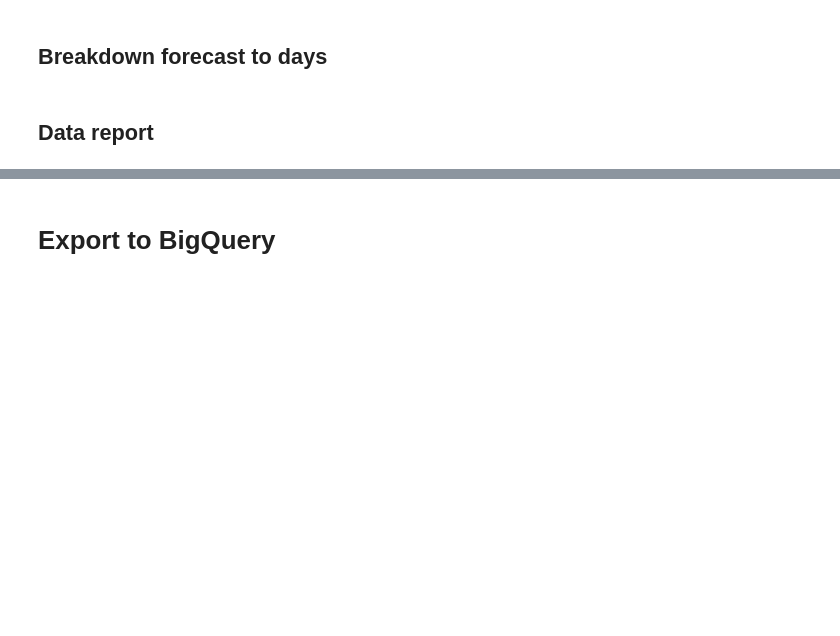
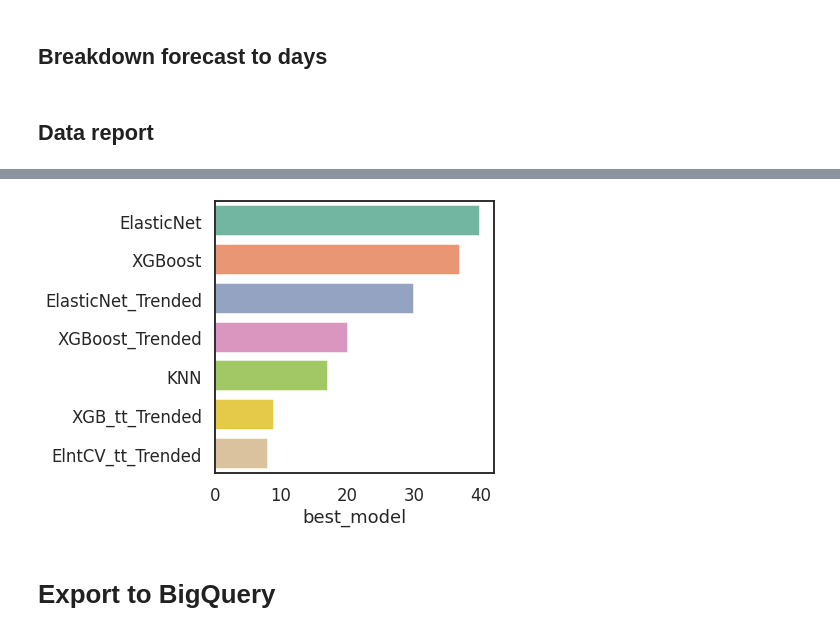
Before and after one commit to vjacobsen/Liquor-Sales-Inventory-Forecast, a Jupyter notebook: Liquor_Sales_Forecast.ipynb, the cells around one changed output, grey strips where cells are left out. Saved outputs shown, nothing was run; the diff lists cells and outputs as text; code cells hidden in the pictures; blank space fills up the shorter version.

```diff
--- a/Liquor_Sales_Forecast.ipynb
+++ b/Liquor_Sales_Forecast.ipynb
@@ -229,0 +273,5 @@ sales_data = pd.concat([sales_data.select_dtypes(exclude=['int']),
+# %%
+from datetime import timedelta
+
+sales_data['week_end_date'] = [(x + timedelta(6-x.weekday())).date() for x in sales_data['date']]
+sales_data.head()
@@ -230,5 +285,5 @@ sales_data = pd.concat([sales_data.select_dtypes(exclude=['int']),
 # %%
 # Group by week
-target_field_sum = sales_data.groupby(['forecast_key','year','week'])[target_value].sum()
-features_max = sales_data.groupby(['forecast_key','year','week']).max().drop(columns=[target_value])
+target_field_sum = sales_data.groupby(['forecast_key','week_end_date'])[target_value].sum()
+features_max = sales_data.groupby(['forecast_key','week_end_date']).max().drop(columns=[target_value])
 processed_dataset = features_max.join(target_field_sum).reset_index()
@@ -732,16 +796,16 @@ indv_forecast['type'] = indv_forecast.apply(train_test_mapper,axis=1)
 # %% [markdown]
 ## Breakdown forecast to days
 # %%
-# Need to first map out the week ID to each date_week on forecasts
-year_week_map = sales_data[['forecast_key','date','year','week']]
+# Map week number to each date_week on forecasts
+year_week_map = sales_data[['forecast_key','date','week_end_date']]
 indv_forecast = indv_forecast.merge(year_week_map,on=['forecast_key','date'])
 
 # Expand forecasts from weeks to days
-days = sales_data[['forecast_key','date','is_holiday','year','week']]
+days = sales_data[['forecast_key','date','is_holiday','week_end_date']]
 
 # Forecast date is actually a week end indicator date
 indv_forecast = indv_forecast.rename(columns={'date':'week_date'})
-indv_forecast = indv_forecast.merge(days,on=['forecast_key','year','week'])
+indv_forecast = indv_forecast.merge(days,on=['forecast_key','week_end_date'])
 
 # Drop duplicates
 indv_forecast = indv_forecast.drop_duplicates(subset=['forecast_key','date'])
@@ -792,0 +848,9 @@ plt.show()
+# %%
+# Model performance statistics
+best_model_mape = indv_forecast.groupby(['best_model','forecast_key'])['mape'].median().reset_index()
+best_model_mape = best_model_mape.groupby('best_model')['mape'].median()
+
+best_model_count = indv_forecast.groupby('forecast_key')['best_model'].agg(lambda x: stats.mode(x)[0])
+best_model_count = best_model_count.value_counts().to_frame()
+best_model_count = best_model_count.join(best_model_mape)
+best_model_count
@@ -793,3 +866,10 @@ plt.show()
+# %%
+fig, ax1 = plt.subplots(figsize=(5,5))
+
+ax1 = sns.barplot(y=best_model_count.index,x='best_model',data=best_model_count)
+plt.show()
+# %% [output]
+[figure, added]
 # %% [markdown]
 # Export to BigQuery
 # %%
```
Also changed, not shown: parts of 32 cells of this notebook.
